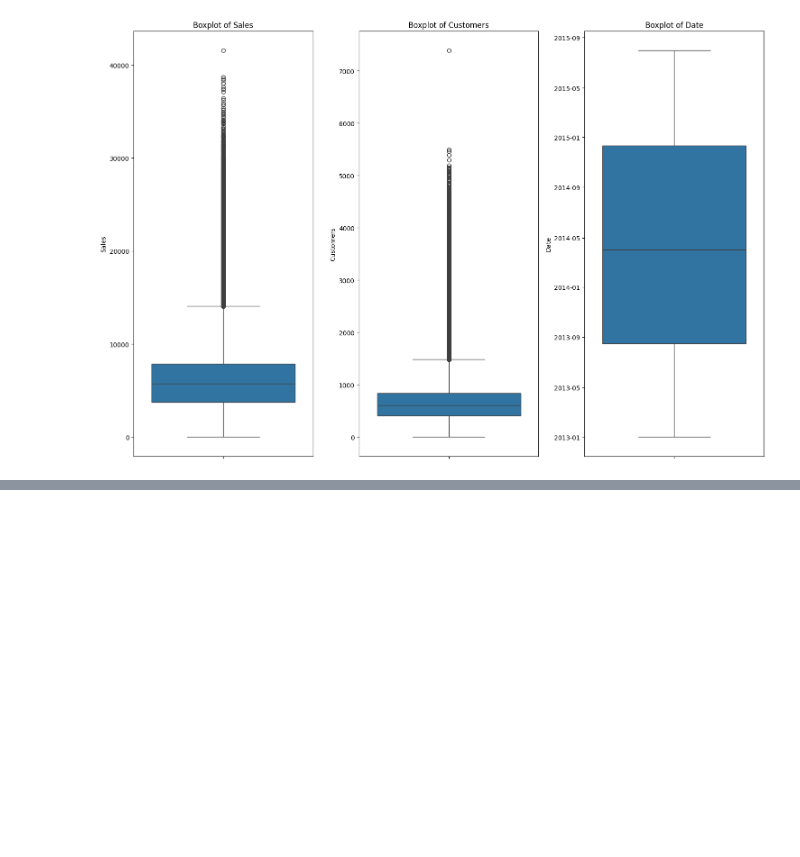
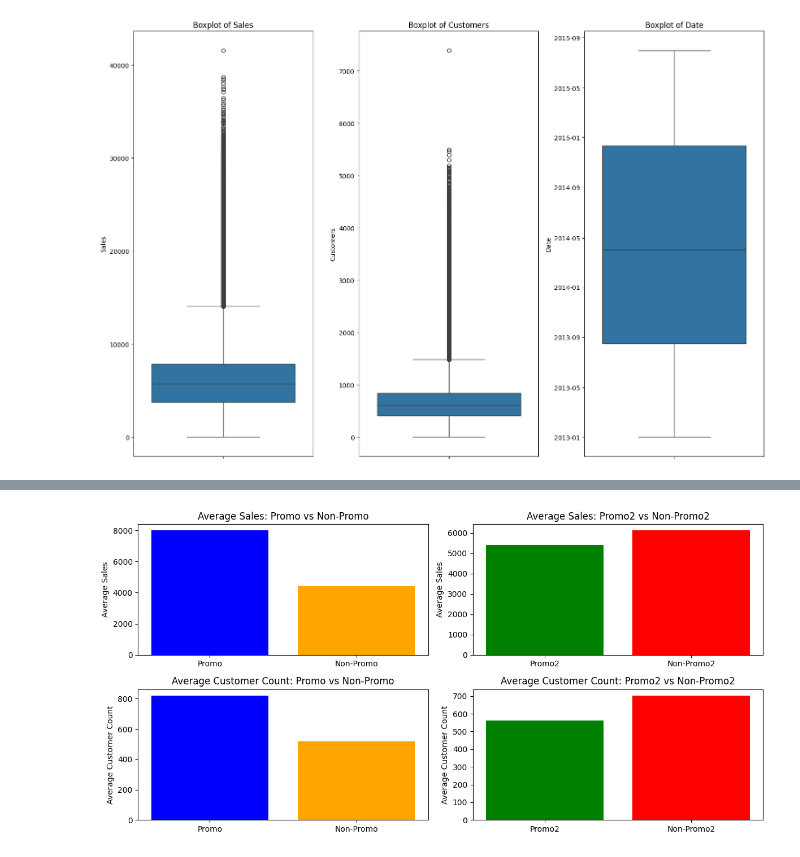
Before and after one commit to ab3lT/10-Academy-Week-4, a Jupyter notebook: notebook/eda.ipynb, the cells around one changed output, grey strips where cells are left out. Drawn from its saved outputs; the diff is of its cells as text; code cells hidden in the pictures; blank space fills up the shorter version.

```diff
--- a/notebook/eda.ipynb
+++ b/notebook/eda.ipynb
@@ -192,0 +238,5 @@ plt.show()
+# %%
+# Plot the average sales and cstomer in each promotion type
+vlyr.plot_promo_impact()
+# %% [output]
+[figure, added]
```
Also changed, not shown: parts of 4 cells of this notebook.
